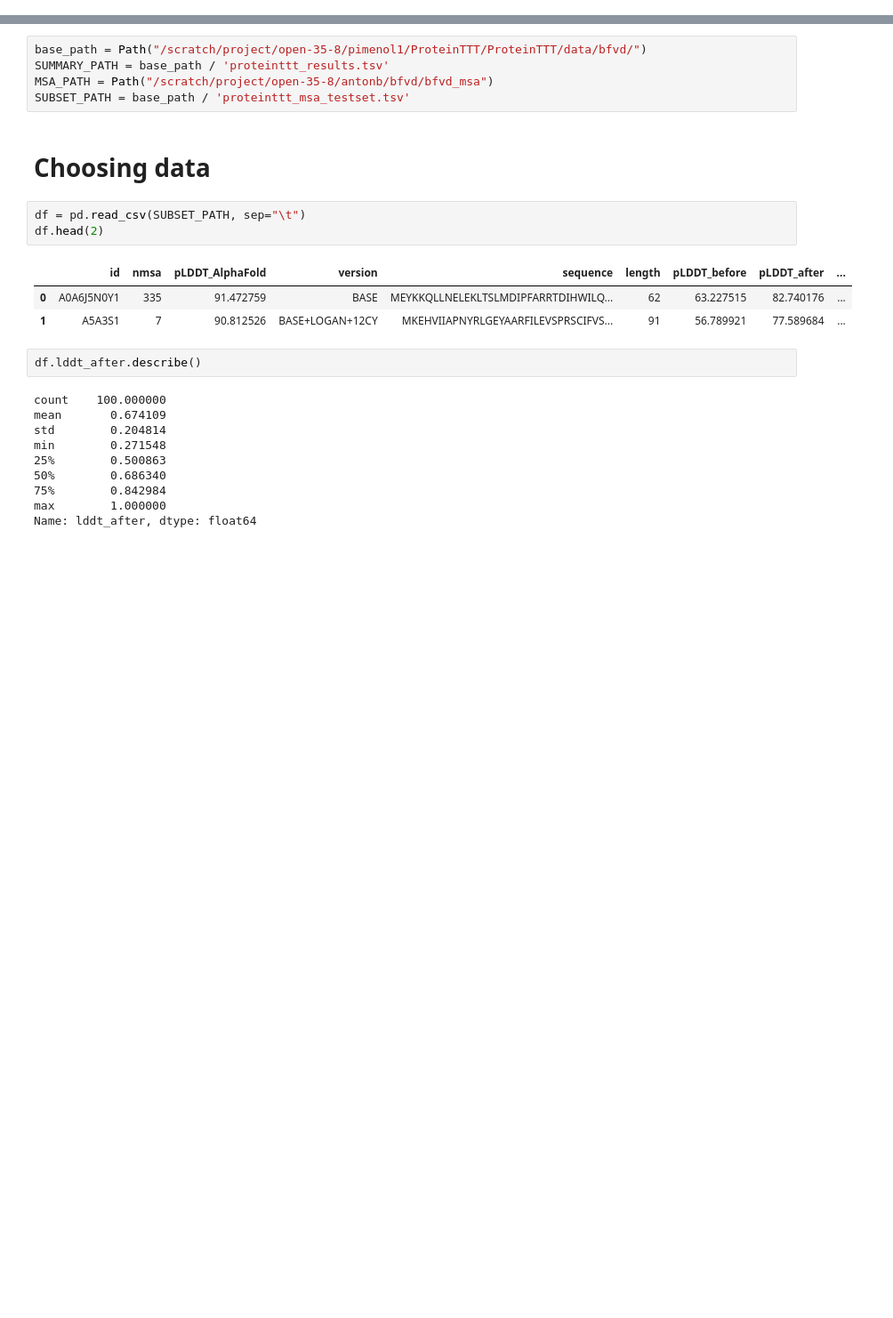
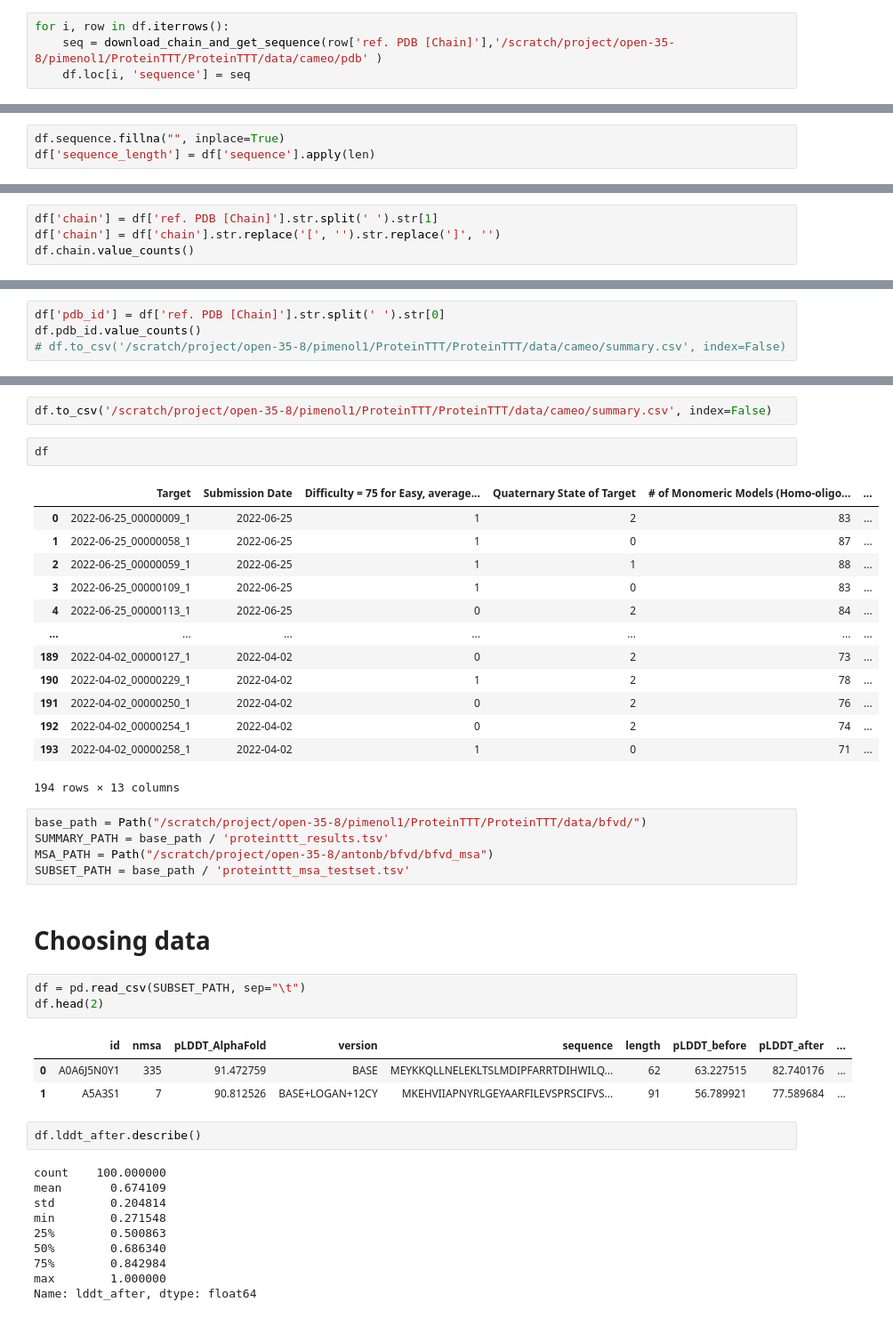
Before and after one commit to pimenol/ProteinTTT, a Jupyter notebook: notebooks/ProteinTTT_MSA.ipynb, the cells around one changed output, grey strips where cells are left out. Shown at 89% size. Saved outputs shown, nothing was run; the diff lists cells and outputs as text; blank space fills up the shorter version.

```diff
--- a/notebooks/ProteinTTT_MSA.ipynb
+++ b/notebooks/ProteinTTT_MSA.ipynb
@@ -27,0 +173,4 @@ The autoreload extension is already loaded. To reload it, use:
+# %%
+for i, row in df.iterrows():
+    seq = download_chain_and_get_sequence(row['ref. PDB [Chain]'],'/scratch/project/open-35-8/pimenol1/ProteinTTT/ProteinTTT/data/cameo/pdb' )
+    df.loc[i, 'sequence'] = seq
@@ -27,0 +195,3 @@ The autoreload extension is already loaded. To reload it, use:
+# %%
+df.sequence.fillna("", inplace=True)
+df['sequence_length'] = df['sequence'].apply(len)
@@ -27,0 +205,4 @@ The autoreload extension is already loaded. To reload it, use:
+# %%
+df['chain'] = df['ref. PDB [Chain]'].str.split(' ').str[1]
+df['chain'] = df['chain'].str.replace('[', '').str.replace(']', '')
+df.chain.value_counts()
@@ -27,0 +223,4 @@ The autoreload extension is already loaded. To reload it, use:
+# %%
+df['pdb_id'] = df['ref. PDB [Chain]'].str.split(' ').str[0]
+df.pdb_id.value_counts()
+# df.to_csv('/scratch/project/open-35-8/pimenol1/ProteinTTT/ProteinTTT/data/cameo/summary.csv', index=False)
@@ -28,3 +241,21 @@ The autoreload extension is already loaded. To reload it, use:
+# %%
+df.to_csv('/scratch/project/open-35-8/pimenol1/ProteinTTT/ProteinTTT/data/cameo/summary.csv', index=False)
+# %%
+df
+# %% [output]
+|  | Target | Submission Date | Difficulty = 75 for Easy, average... | Quaternary State of Target | # of Monomeric Models (Homo-oligo... | ... |
+| 0 | 2022-06-25_00000009_1 | 2022-06-25 | 1 | 2 | 83 | ... |
+| 1 | 2022-06-25_00000058_1 | 2022-06-25 | 1 | 0 | 87 | ... |
+| 2 | 2022-06-25_00000059_1 | 2022-06-25 | 1 | 1 | 88 | ... |
+| 3 | 2022-06-25_00000109_1 | 2022-06-25 | 1 | 0 | 83 | ... |
+| 4 | 2022-06-25_00000113_1 | 2022-06-25 | 0 | 2 | 84 | ... |
+| ... | ... | ... | ... | ... | ... | ... |
+| 189 | 2022-04-02_00000127_1 | 2022-04-02 | 0 | 2 | 73 | ... |
+| 190 | 2022-04-02_00000229_1 | 2022-04-02 | 1 | 2 | 78 | ... |
+| 191 | 2022-04-02_00000250_1 | 2022-04-02 | 0 | 2 | 76 | ... |
+| 192 | 2022-04-02_00000254_1 | 2022-04-02 | 0 | 2 | 74 | ... |
+| 193 | 2022-04-02_00000258_1 | 2022-04-02 | 1 | 0 | 71 | ... |
+194 rows × 13 columns
 # %%
 base_path = Path("/scratch/project/open-35-8/pimenol1/ProteinTTT/ProteinTTT/data/bfvd/")
 SUMMARY_PATH = base_path / 'proteinttt_results.tsv'
```
Also changed, not shown: parts of 20 cells of this notebook.
